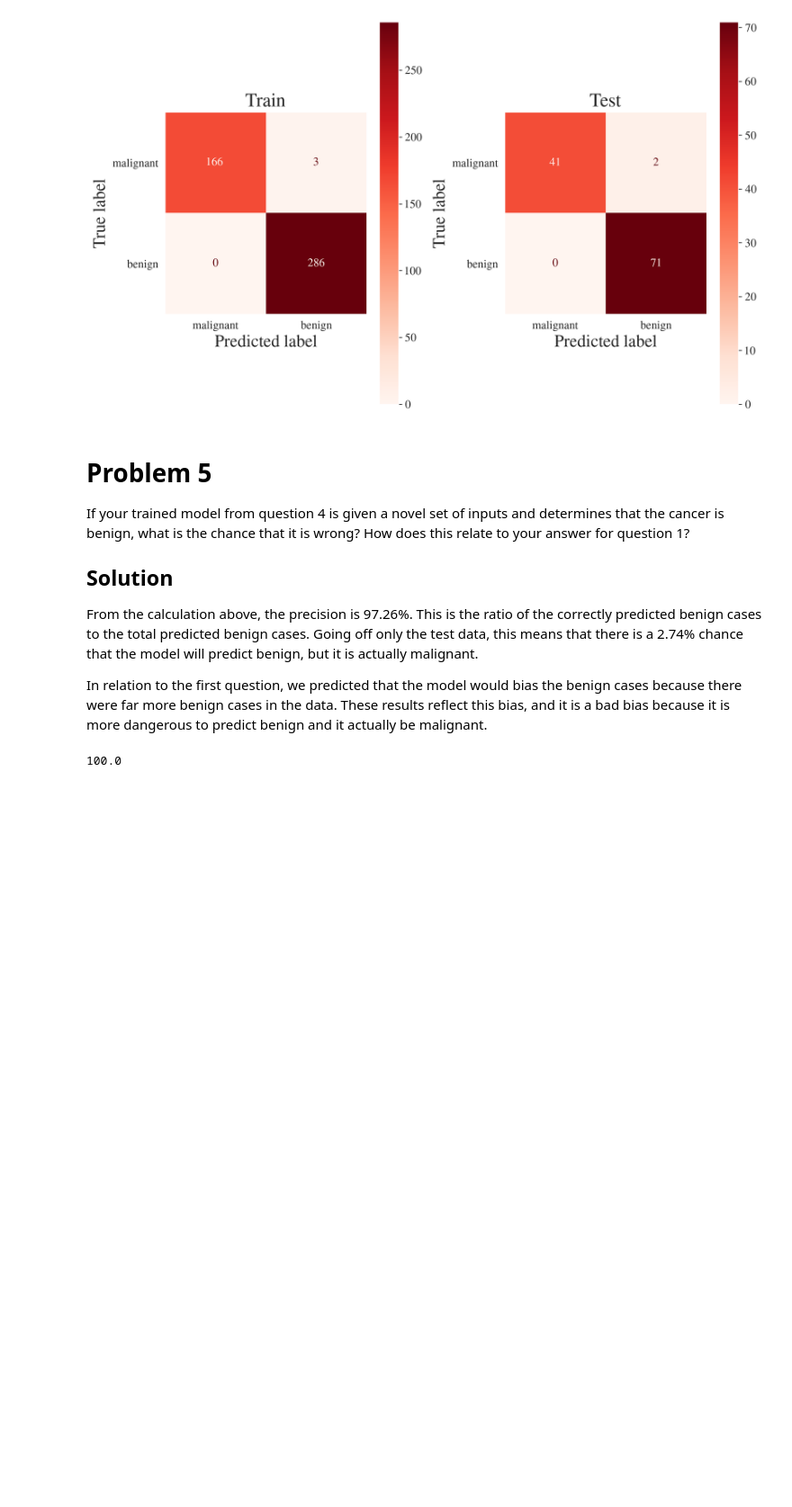
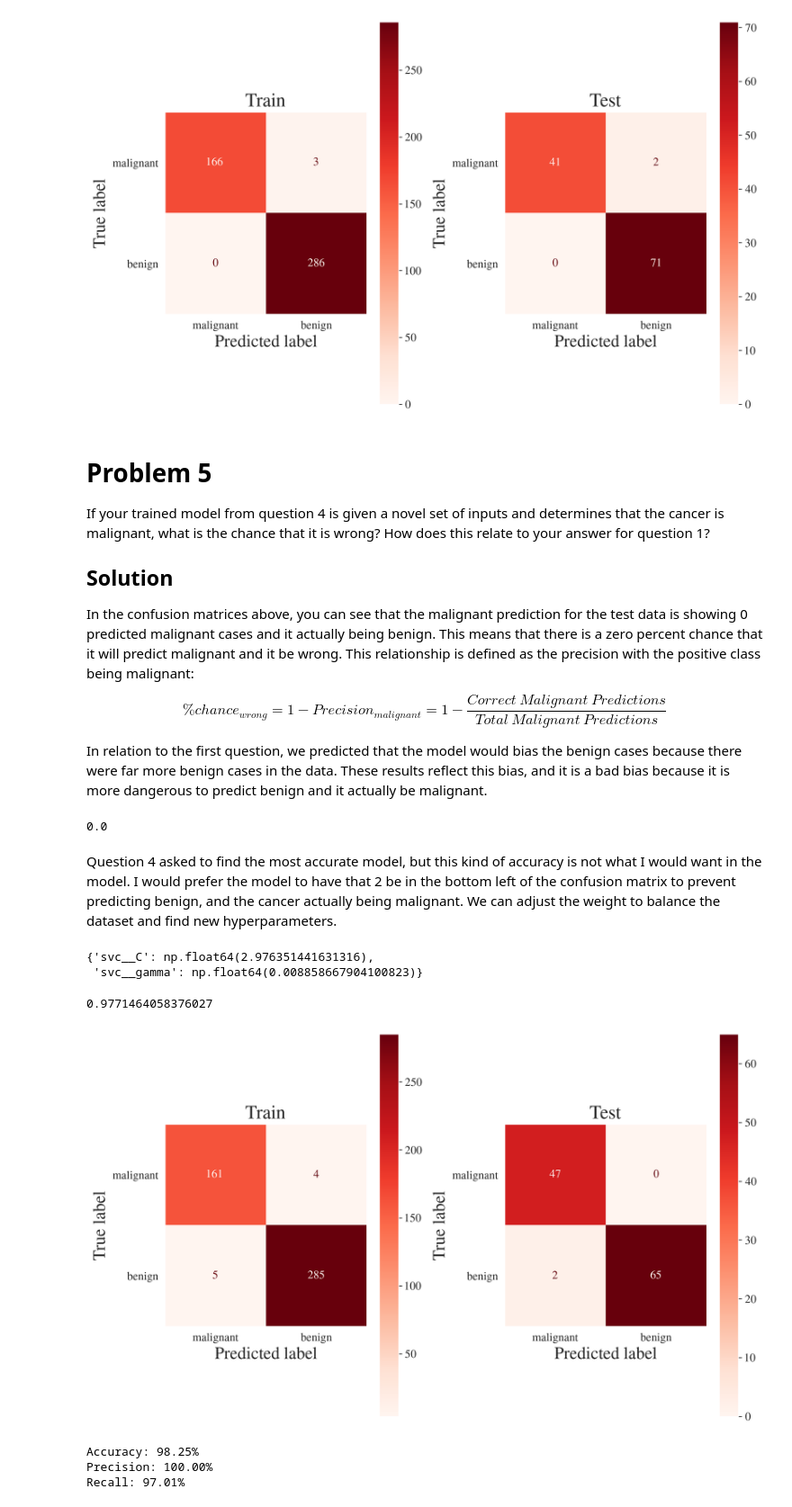
Before and after one commit to gabemorris12/machine_learning, a Jupyter notebook: Homework 2/Machine Learning Homework 2.ipynb, the cells around one changed output. Shown at 90% size. Drawn from its saved outputs; the diff is of its cells as text; code cells hidden in the pictures; blank space fills up the shorter version.

Commit message:
made some adjustments

```diff
--- a/Homework 2/Machine Learning Homework 2.ipynb
+++ b/Homework 2/Machine Learning Homework 2.ipynb
@@ -215,16 +215,70 @@ plt.show()
 [figure]
 # %% [markdown]
 # Problem 5
-If your trained model from question 4 is given a novel set of inputs and determines that the cancer is benign, what is the chance that it is wrong? How does this relate to your answer for question 1?
+If your trained model from question 4 is given a novel set of inputs and determines that the cancer is malignant, what is the chance that it is wrong? How does this relate to your answer for question 1?
 
 ## Solution
-From the calculation above, the precision is 97.26%. This is the ratio of the correctly predicted benign cases to the total predicted benign cases. Going off only the test data, this means that there is a 2.74% chance that the model will predict benign, but it is actually malignant.
+In the confusion matrices above, you can see that the malignant prediction for the test data is showing 0 predicted malignant cases and it actually being benign. This means that there is a zero percent chance that it will predict malignant and it be wrong. This relationship is defined as the precision with the positive class being malignant:
+
+$$\%chance_{wrong}=1-Precision_{malignant}=1-\frac{Correct\ Malignant\ Predictions}{Total\ Malignant\ Predictions}$$
 
 In relation to the first question, we predicted that the model would bias the benign cases because there were far more benign cases in the data. These results reflect this bias, and it is a bad bias because it is more dangerous to predict benign and it actually be malignant.
 # %%
 # You can do this to shift the positive class
 # This would find the precision of the malignant class
 malignant_precision = precision_score(y_test, y_pred, pos_label=0)
-malignant_precision*100
+1 - malignant_precision
 # %% [output]
-100.0
+0.0
+# %% [markdown]
+Question 4 asked to find the most accurate model, but this kind of accuracy is not what I would want in the model. I would prefer the model to have that 2 be in the bottom left of the confusion matrix to prevent predicting benign, and the cancer actually being malignant. We can adjust the weight to balance the dataset and find new hyperparameters.
+# %%
+W = 3
+best_pipe = make_pipeline(StandardScaler(), SVC(kernel='rbf', class_weight={0: W, 1: 1}))
+N = 20
+param_grid = {
+    'svc__C': np.logspace(-3, 3, N),
+    'svc__gamma': np.logspace(-3, 3, N)
+}
+grid_search = GridSearchCV(best_pipe, param_grid, cv=5, scoring='accuracy')
+grid_search.fit(features, target)
+
+# Best parameters
+grid_search.best_params_
+# %% [output]
+{'svc__C': np.float64(2.976351441631316),
+ 'svc__gamma': np.float64(0.008858667904100823)}
+# %%
+# Best score
+float(grid_search.best_score_)
+# %% [output]
+0.9771464058376027
+# %%
+# Making a new confusion matrix
+best_c = grid_search.best_params_['svc__C']
+best_gamma = grid_search.best_params_['svc__gamma']
+x_train, x_test, y_train, y_test = train_test_split(features, target, test_size=0.2, random_state=0)
+final_pipe = make_pipeline(StandardScaler(), SVC(kernel='rbf', C=best_c, gamma=best_gamma, class_weight={0: W, 1: 1}))
+final_pipe.fit(x_train, y_train)
+y_pred = final_pipe.predict(x_test)
+
+fig, ax = plt.subplots(ncols=2)
+ConfusionMatrixDisplay.from_estimator(final_pipe, x_train, y_train, ax=ax[0], display_labels=cancer.target_names, cmap='Reds')
+ConfusionMatrixDisplay.from_estimator(final_pipe, x_test, y_test, ax=ax[1], display_labels=cancer.target_names, cmap='Reds')
+ax[0].set_title('Train')
+ax[1].set_title('Test')
+ax[0].grid(False)
+ax[1].grid(False)
+plt.show()
+
+accuracy = accuracy_score(y_test, y_pred)
+precision = precision_score(y_test, y_pred)
+recall = recall_score(y_test, y_pred)
+print(f'Accuracy: {accuracy:.2%}')
+print(f'Precision: {precision:.2%}')
+print(f'Recall: {recall:.2%}')
+# %% [output]
+[figure, added]
+Accuracy: 98.25%
+Precision: 100.00%
+Recall: 97.01%
```
Also changed, not shown: parts of 3 cells of this notebook, 1 other file.
